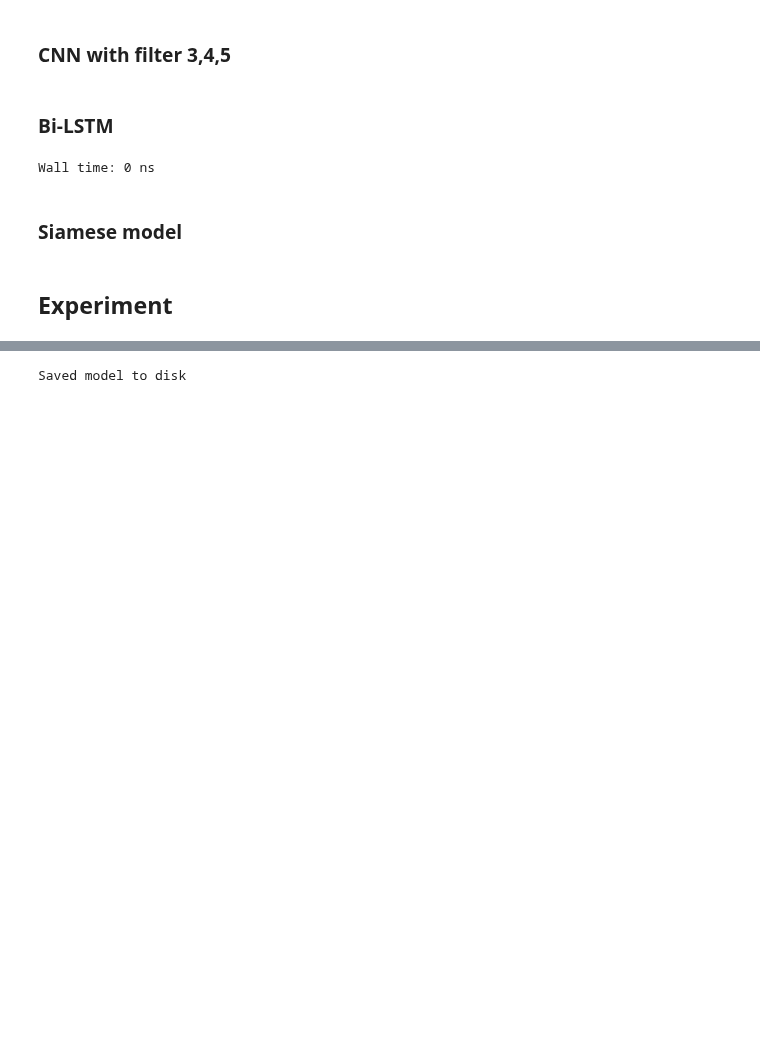
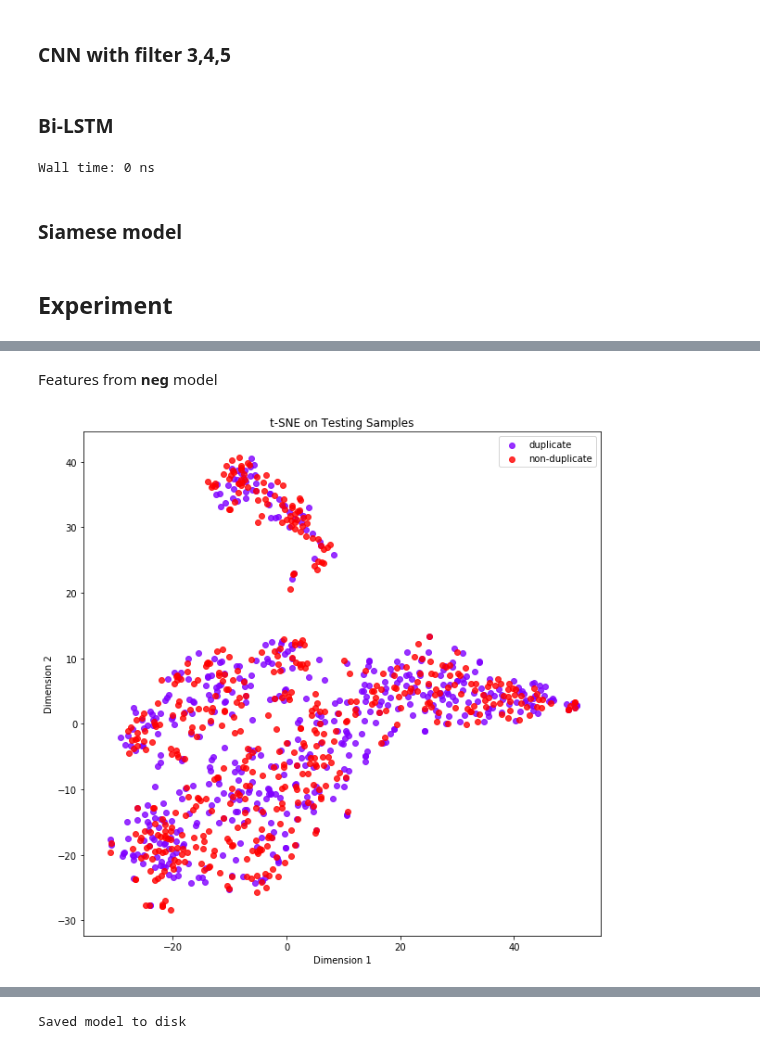
Before and after one commit to thiagomarquesrocha/siameseQAT, a Jupyter notebook: baseline.ipynb, the cells around one changed output, grey strips where cells are left out. Saved outputs shown, nothing was run; the diff lists cells and outputs as text; code cells hidden in the pictures; blank space fills up the shorter version.

```diff
--- a/baseline.ipynb
+++ b/baseline.ipynb
@@ -138,14 +138,15 @@ def decode_to_categorical(datum):
 
 
 def plot_2d(test_labels, tsne_features):
-  obj_categories = ['non-duplicate', 'duplicate']
+  obj_categories = ['duplicate', 'non-duplicate']
+  groups = [1, 0]
   colors = plt.cm.rainbow(np.linspace(0, 1, 2))
   plt.figure(figsize=(10, 10))
 
   # test_labels = test_bitmap_labels
   #test_labels = np.array([ decode_to_categorical(test_labels[i]) for i in range(test_labels.shape[0]) ])
 
-  for c_group, (c_color, c_label) in enumerate(zip(colors, obj_categories)):
+  for c_group, c_color, c_label in zip(groups, colors, obj_categories):
       plt.scatter(tsne_features[np.where(test_labels == c_group), 0],
                   tsne_features[np.where(test_labels == c_group), 1],
                   marker='o',
@@ -744,0 +771,7 @@ h = similarity_model.fit_generator(train_gen,
+# %% [markdown]
+Features from **neg** model
+# %%
+%%time
+display_embed_space(similarity_model, 'merge_features_neg', 1024)
+# %% [output]
+[figure, added]
```
Also changed, not shown: parts of 32 cells of this notebook.
